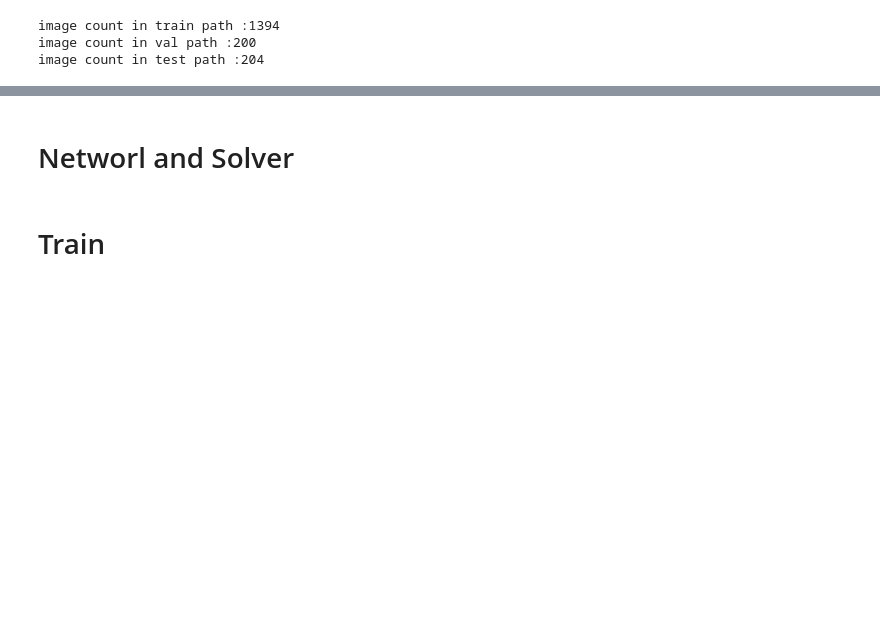
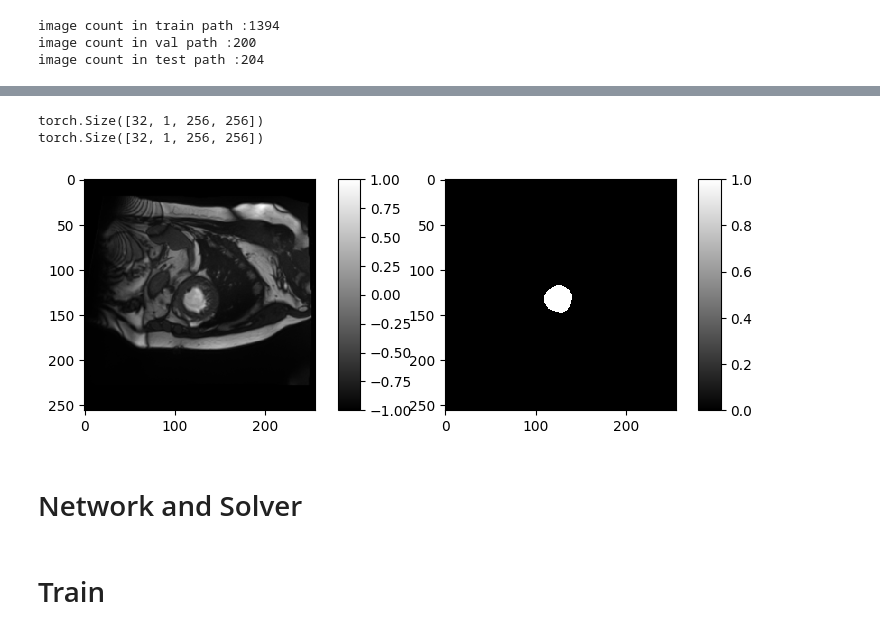
Before and after one commit to skkk256/bme_project_2, a Jupyter notebook: train.ipynb, the cells around one changed output, grey strips where cells are left out. Cells and saved outputs as stored; diff of their text form; code cells hidden in the pictures; blank space fills up the shorter version.

```diff
--- a/train.ipynb
+++ b/train.ipynb
@@ -56,3 +72,30 @@ torch.Size([32, 3, 256, 256])
+# %%
+import itertools
+
+def fetch_batch_sample(loader, idx):
+    batch = next(itertools.islice(loader, idx, None))
+    return batch
+
+batch = fetch_batch_sample(val_loader, idx=0)
+image, seg_gt = batch
+print(image.shape)
+print(seg_gt.shape)
+
+idx = 5
+# all_gt = (seg_gt[idx,1, :, :] * 85 + seg_gt[idx,2, :, :] * 170 + seg_gt[idx,3, :, :] * 255)/255
+# imsshow([image[idx, 0, :, :]* 85, seg_gt[idx, 1, :, :],seg_gt[idx, 2, :, :],seg_gt[idx, 3, :, :], all_gt], is_colorbar=True, is_ticks=True)
+
+imsshow([image[idx, 0, :, :], seg_gt[idx, 0, :, :]], is_colorbar=True, is_ticks=True)
+# target = all_gt
+# unique, count = np.unique(target, return_counts=True)
+
+# # Print the results
+# for u, c in zip(unique, count):
+#     print("Number of {} in the array: {}".format(u, c))
+# %% [output]
+torch.Size([32, 1, 256, 256])
+torch.Size([32, 1, 256, 256])
+[figure, added]
 # %% [markdown]
-# Networl and Solver
+# Network and Solver
 # %%
```
Also changed, not shown: parts of 11 cells of this notebook, 9 other files.
